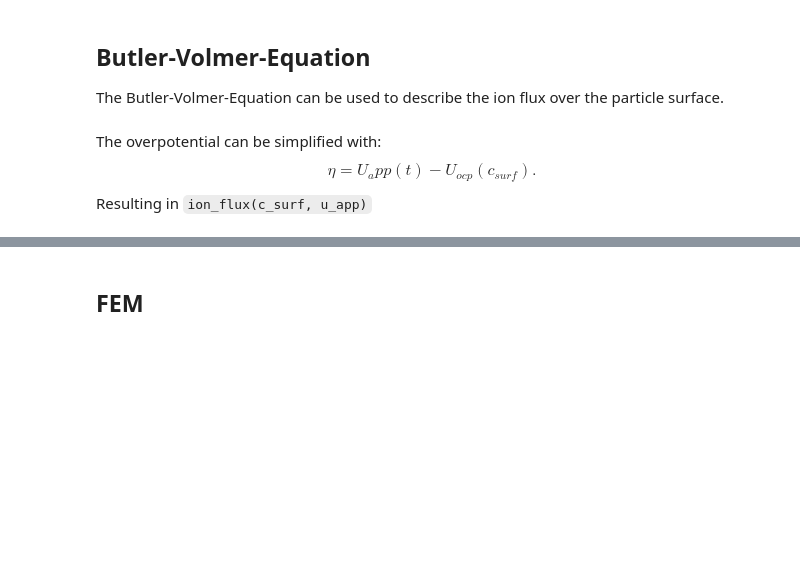
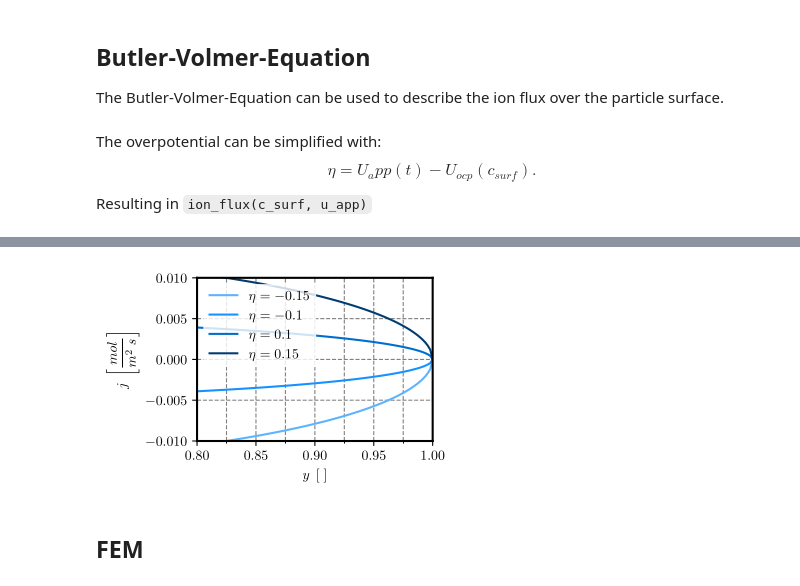
Before and after one commit to willi-z/batmania, a Jupyter notebook: SPM_Zhang.ipynb, the cells around one changed output, grey strips where cells are left out. Saved outputs shown, nothing was run; the diff lists cells and outputs as text; code cells hidden in the pictures; blank space fills up the shorter version.

```diff
--- a/SPM_Zhang.ipynb
+++ b/SPM_Zhang.ipynb
@@ -247,6 +334,11 @@ The overpotential can be simplified with:
 $$\eta = U_app(t) - U_{ocp}(c_{surf}).$$
 Resulting in ``ion_flux(c_surf, u_app)``
 # %%
-def ion_flux(c_surf: float, u_app: float):
-    eta = u_app - U_ocp_ext(c_surf / electrode["c_max"])
-    return j_eta(c_surf, eta)
+if mod_ocp == "without_ext":
+    def ion_flux(c_surf: float, u_app: float):
+        eta = u_app - U_ocp(c_surf / electrode["c_max"])
+        return j_eta(c_surf, eta)
+else:
+    def ion_flux(c_surf: float, u_app: float):
+        eta = u_app - U_ocp_ext(c_surf / electrode["c_max"])
+        return j_eta(c_surf, eta)
@@ -253,3 +347,71 @@ def ion_flux(c_surf: float, u_app: float):
+# %%
+import matplotlib
+import matplotlib.pyplot as plt
+from matplotlib.ticker import AutoMinorLocator
+
+x_min = 0.8
+x_max = 1.0
+y = np.linspace(x_min, x_max, 100)
+etas = [-0.15, -0.1, 0.1, 0.15]
+colors = [
+    "#5cb3ff", "#1692ff", "#006ecf", "#003c71",
+    ]
+
+fig,ax = plt.subplots(figsize=set_size(245))
+
+y_min = 0
+y_max = 0
+for i in range(len(etas)):
+    eta = etas[i]
+    j = j_eta(y*electrode["c_max"], eta)
+    ax.plot(
+            y,
+            j,
+            label=r"$\eta=" + str(eta) + "$",
+            color=colors[i]
+        )
+    y_min = np.minimum(y_min, np.min(j))
+    y_max = np.maximum(y_min, np.max(j))
+
+ax.xaxis.grid(which='both', color='gray', linestyle='dashed')
+ax.yaxis.grid(color='gray', linestyle='dashed')
+
+ax.set_xlabel(r"$y \; \left[ \; \right]$")
+ax.set_ylabel(r"$j \; \left[ \frac{mol}{m^2 \; s} \right]$")
+ax.legend(loc='upper left',
+          edgecolor='white',
+          fancybox=False, frameon=True)
+
+
+dx = 0.05
+minor_locator = AutoMinorLocator(2)
+ax.xaxis.set_minor_locator(minor_locator)
+ax.set_xticks(np.arange(x_min, x_max + dx, dx))
+ax.set_xlim([x_min, x_max])
+
+n_decimals = 3
+shift = 10**n_decimals
+y_min = np.ceil(y_min * shift) / shift
+y_max = np.floor(y_max * shift) / shift
+
+dy = np.ceil((y_max - y_min)/4 * shift) / shift
+
+ax.set_yticks(np.arange(y_min, y_max + dy, dy))
+ax.set_ylim([y_min, y_max])
+
+for axis in ['top', 'bottom', 'left', 'right']:
+    ax.spines[axis].set_color('black')
+    ax.spines[axis].set_linewidth(1.5)
+
+# This should be called after all axes have been added
+fig.tight_layout(pad=0)
+
+if store_images:
+    plt.savefig(result_path / 'spm_zhang_j(y).pgf')
+
+fig
+# %% [output]
+[figure, added]
 # %% [markdown]
 ## FEM
 # %%
```
Also changed, not shown: parts of 36 cells of this notebook, 1 other file.
